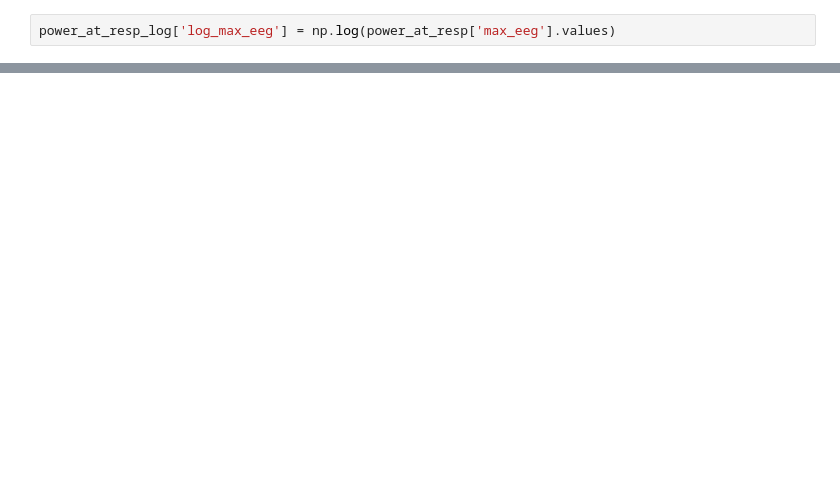
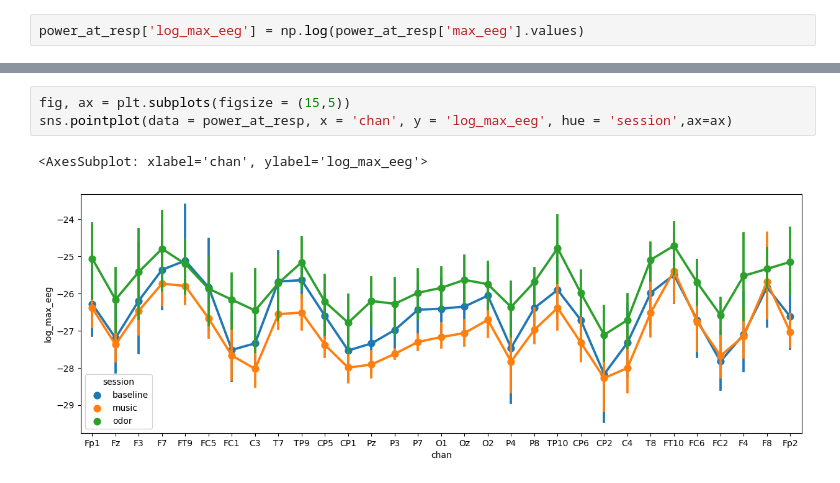
Before and after one commit to ValentinGhibaudo/Emosens_3, a Jupyter notebook: stats_power_at_resp.ipynb, the cells around one changed output, grey strips where cells are left out. Saved outputs shown, nothing was run; the diff lists cells and outputs as text; blank space fills up the shorter version.

```diff
--- a/stats_power_at_resp.ipynb
+++ b/stats_power_at_resp.ipynb
@@ -77,2 +40,2 @@ power_at_resp_log = power_at_resp.copy()
 # %%
-power_at_resp_log['log_max_eeg'] = np.log(power_at_resp['max_eeg'].values)
+power_at_resp['log_max_eeg'] = np.log(power_at_resp['max_eeg'].values)
@@ -87,0 +63,6 @@ power_at_resp_log.head()
+# %%
+fig, ax = plt.subplots(figsize = (15,5))
+sns.pointplot(data = power_at_resp, x = 'chan', y = 'log_max_eeg', hue = 'session',ax=ax)
+# %% [output]
+<AxesSubplot: xlabel='chan', ylabel='log_max_eeg'>
+[figure, added]
```
Also changed, not shown: parts of 25 cells of this notebook, 26 other files.
